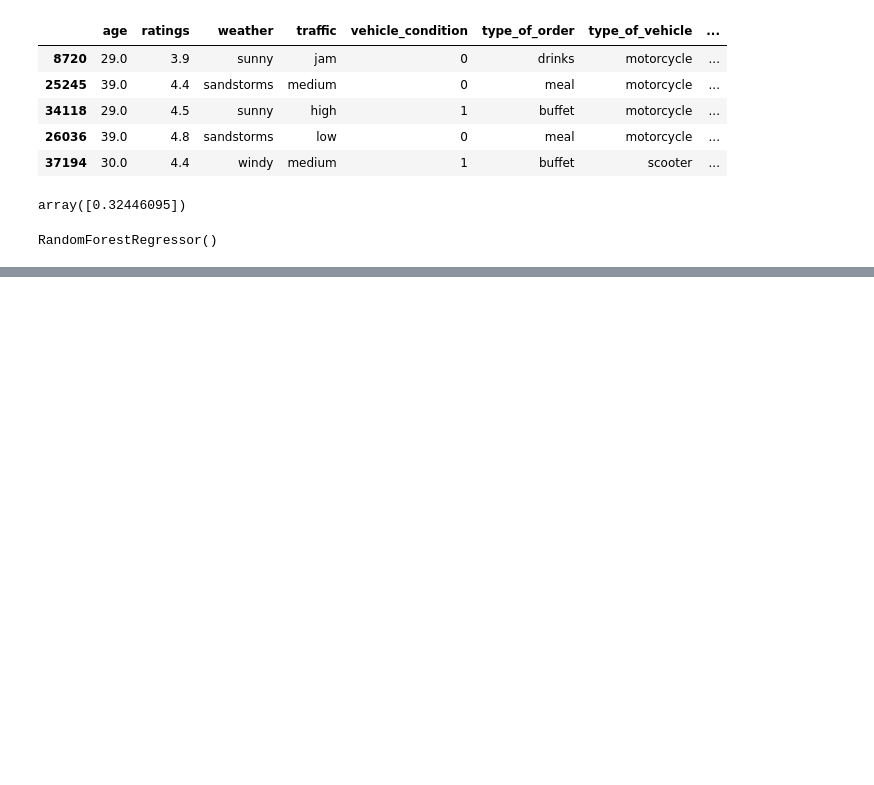
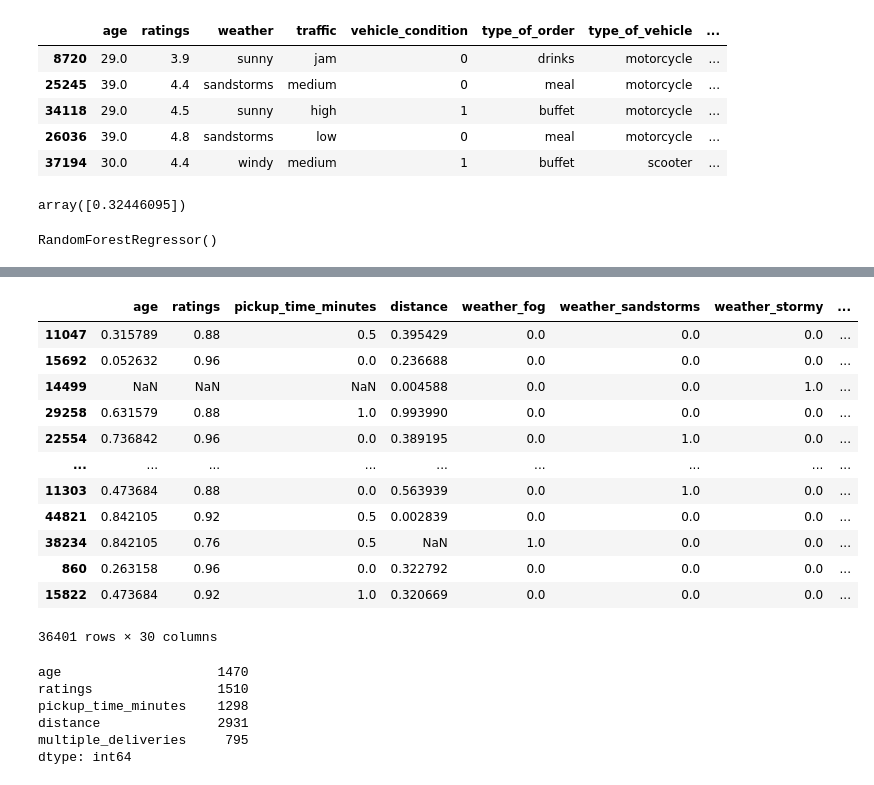
Before and after one commit to rabin20-04/delivery_time_prediction, a Jupyter notebook: notebooks/Experiment_1.ipynb, the cells around one changed output, grey strips where cells are left out. Saved outputs shown, nothing was run; the diff lists cells and outputs as text; code cells hidden in the pictures; blank space fills up the shorter version.

```diff
--- a/notebooks/Experiment_1.ipynb
+++ b/notebooks/Experiment_1.ipynb
@@ -350,0 +631,2 @@ with mlflow.start_run(run_name="Missing values dropped"):
+# %%
+simple_imputer.fit_transform(X_train).isna().sum()
@@ -350,0 +668,6 @@ with mlflow.start_run(run_name="Missing values dropped"):
+# %%
+#  order for ordinal encoding
+
+traffic_order = ["low", "medium", "high", "jam"]
+
+distance_type_order = ["short", "medium", "long", "very_long"]
@@ -350,0 +682,28 @@ with mlflow.start_run(run_name="Missing values dropped"):
+# %%
+
+preprocessor = ColumnTransformer(
+    transformers=[
+        ("scale", MinMaxScaler(), num_cols),
+        (
+            "nominal_encode",
+            OneHotEncoder(drop="first", handle_unknown="ignore", sparse_output=False),
+            nominal_cat_cols,
+        ),
+        (
+            "ordinal_encode",
+            OrdinalEncoder(
+                categories=[traffic_order, distance_type_order],
+                encoded_missing_value=-999,
+                handle_unknown="use_encoded_value",
+                unknown_value=-1,
+            ),
+            ordinal_cat_cols,
+        ),
+    ],
+    remainder="passthrough",
+    n_jobs=4,
+    verbose_feature_names_out=False,
+)
+
+
+preprocessor
@@ -350,0 +728,25 @@ with mlflow.start_run(run_name="Missing values dropped"):
+# %%
+preprocessor.fit_transform(X_train)
+# %% [output]
+|  | age | ratings | pickup_time_minutes | distance | weather_fog | weather_sandstorms | weather_stormy | ... |
+| 11047 | 0.315789 | 0.88 | 0.5 | 0.395429 | 0.0 | 0.0 | 0.0 | ... |
+| 15692 | 0.052632 | 0.96 | 0.0 | 0.236688 | 0.0 | 0.0 | 0.0 | ... |
+| 14499 | NaN | NaN | NaN | 0.004588 | 0.0 | 0.0 | 1.0 | ... |
+| 29258 | 0.631579 | 0.88 | 1.0 | 0.993990 | 0.0 | 0.0 | 0.0 | ... |
+| 22554 | 0.736842 | 0.96 | 0.0 | 0.389195 | 0.0 | 1.0 | 0.0 | ... |
+| ... | ... | ... | ... | ... | ... | ... | ... | ... |
+| 11303 | 0.473684 | 0.88 | 0.0 | 0.563939 | 0.0 | 1.0 | 0.0 | ... |
+| 44821 | 0.842105 | 0.92 | 0.5 | 0.002839 | 0.0 | 0.0 | 0.0 | ... |
+| 38234 | 0.842105 | 0.76 | 0.5 | NaN | 1.0 | 0.0 | 0.0 | ... |
+| 860 | 0.263158 | 0.96 | 0.0 | 0.322792 | 0.0 | 0.0 | 0.0 | ... |
+| 15822 | 0.473684 | 0.92 | 1.0 | 0.320669 | 0.0 | 0.0 | 0.0 | ... |
+36401 rows × 30 columns
+# %%
+preprocessor.fit_transform(X_train).isna().sum().loc[lambda ser: ser.ge(1)]
+# %% [output]
+age                    1470
+ratings                1510
+pickup_time_minutes    1298
+distance               2931
+multiple_deliveries     795
+dtype: int64
```
Also changed, not shown: parts of 51 cells of this notebook.
